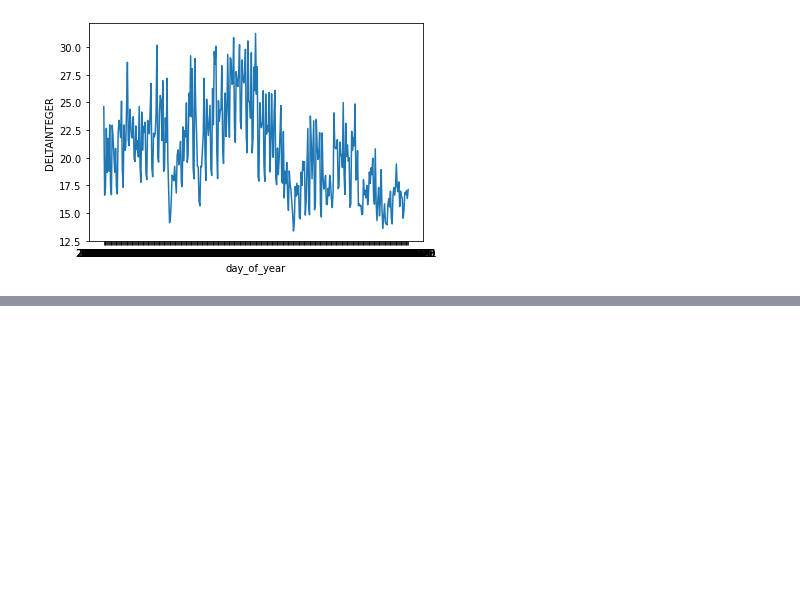
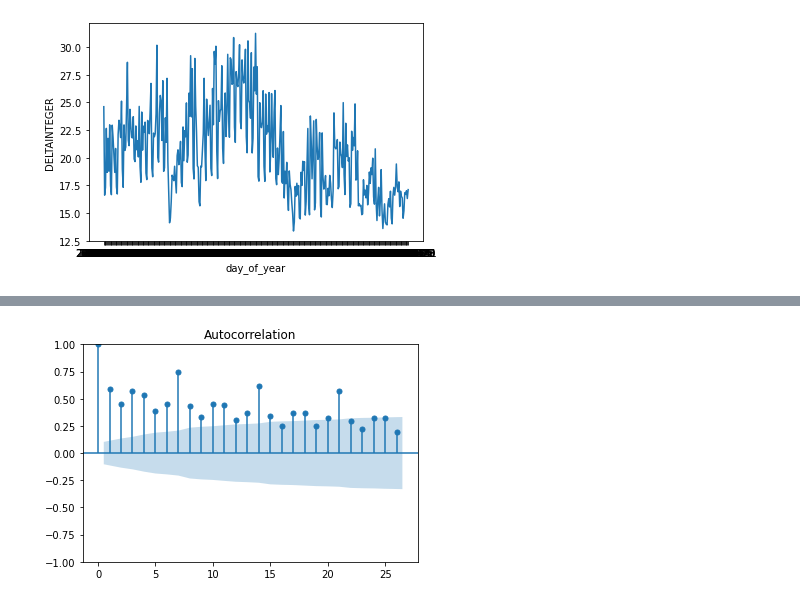
Before and after one commit to sgavela/water_footprint, a Jupyter notebook: statistical_analysis/relacion_read_delta.ipynb, the cells around one changed output, grey strips where cells are left out. Cells and saved outputs as stored; diff of their text form; code cells hidden in the pictures; blank space fills up the shorter version.

```diff
--- a/statistical_analysis/relacion_read_delta.ipynb
+++ b/statistical_analysis/relacion_read_delta.ipynb
@@ -113,0 +143,5 @@ Fuente: https://machinelearningmastery.com/gentle-introduction-autocorrelation-p
+# %%
+plot_acf(delta_date)
+pyplot.show()
+# %% [output]
+[figure, added]
```
Also changed, not shown: parts of 13 cells of this notebook, 1 other file.
